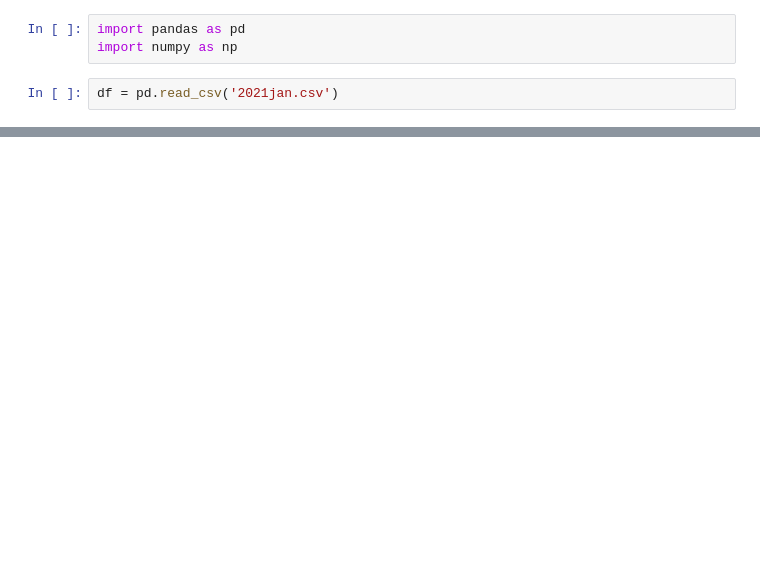
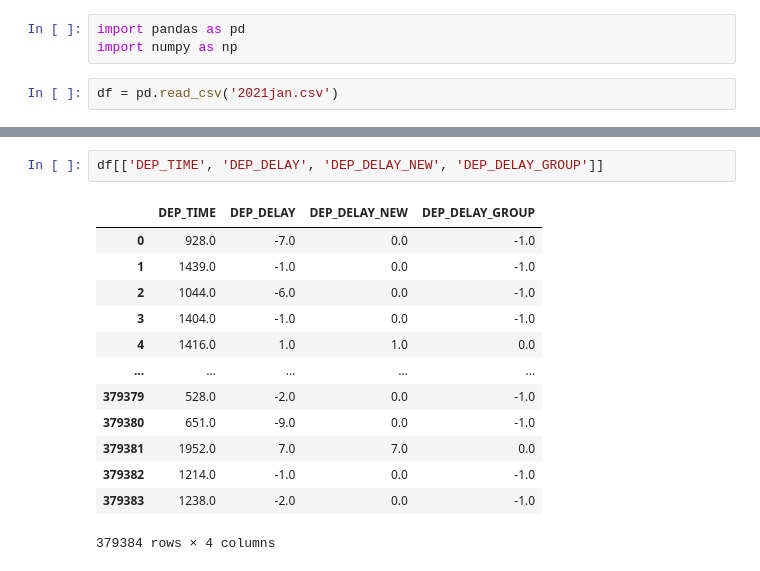
Before and after one commit to haas-digital/datasets, a Jupyter notebook: airline/processing.ipynb, the cells around one changed output, grey strips where cells are left out. Saved outputs shown, nothing was run; the diff lists cells and outputs as text; blank space fills up the shorter version.

```diff
--- a/airline/processing.ipynb
+++ b/airline/processing.ipynb
@@ -34 +33,17 @@ Index(['YEAR', 'MONTH', 'DAY_OF_MONTH', 'DAY_OF_WEEK', 'FL_DATE',
       dtype='object')
+# %%
+df[['DEP_TIME', 'DEP_DELAY', 'DEP_DELAY_NEW', 'DEP_DELAY_GROUP']]
+# %% [output]
+|  | DEP_TIME | DEP_DELAY | DEP_DELAY_NEW | DEP_DELAY_GROUP |
+| 0 | 928.0 | -7.0 | 0.0 | -1.0 |
+| 1 | 1439.0 | -1.0 | 0.0 | -1.0 |
+| 2 | 1044.0 | -6.0 | 0.0 | -1.0 |
+| 3 | 1404.0 | -1.0 | 0.0 | -1.0 |
+| 4 | 1416.0 | 1.0 | 1.0 | 0.0 |
+| ... | ... | ... | ... | ... |
+| 379379 | 528.0 | -2.0 | 0.0 | -1.0 |
+| 379380 | 651.0 | -9.0 | 0.0 | -1.0 |
+| 379381 | 1952.0 | 7.0 | 7.0 | 0.0 |
+| 379382 | 1214.0 | -1.0 | 0.0 | -1.0 |
+| 379383 | 1238.0 | -2.0 | 0.0 | -1.0 |
+379384 rows × 4 columns
```
Also changed, not shown: parts of 40 cells of this notebook.
